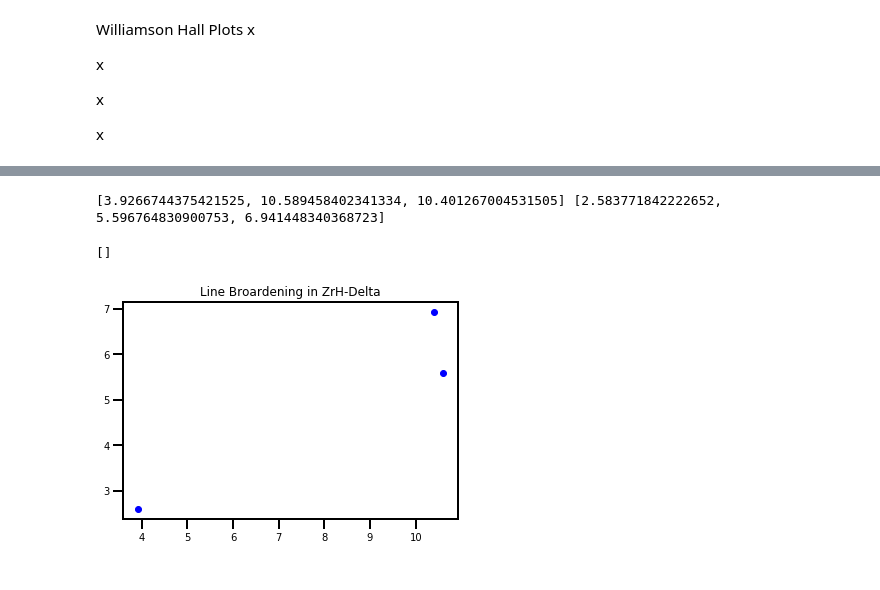
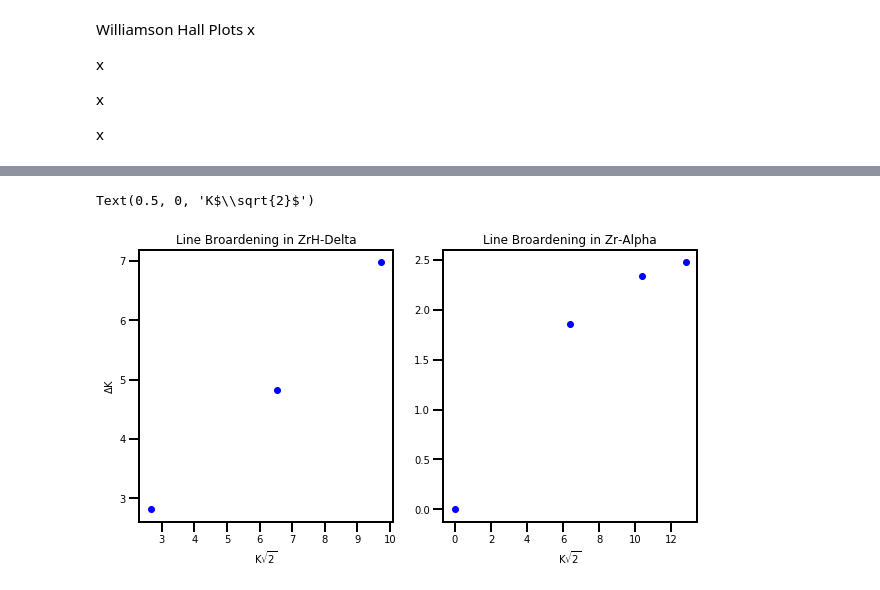
Before and after one commit to Mats-Student-Olie/Double-Peak-Fit, a Jupyter notebook: Compare Strain Across Cakes.ipynb, the cells around one changed output, grey strips where cells are left out. Saved outputs shown, nothing was run; the diff lists cells and outputs as text; code cells hidden in the pictures.

```diff
--- a/Compare Strain Across Cakes.ipynb
+++ b/Compare Strain Across Cakes.ipynb
@@ -742,7 +639,7 @@ for i,j,k,l,m,n in zip(z_peaks_list, z_cakes_list, z_strains_list, list_ZrH_peak
         z_peaks_by_peak[1][index] = i
         z_fwhm_by_peak[1][index] = l
         z_amp_by_peak[1][index] = m
-        z_cntr_by_peak[0][index] = n
+        z_cntr_by_peak[1][index] = n
 
     if i == '(311)':
         z_strains_by_peak[2][index] = k
@@ -750,7 +647,7 @@ for i,j,k,l,m,n in zip(z_peaks_list, z_cakes_list, z_strains_list, list_ZrH_peak
         z_peaks_by_peak[2][index] = i
         z_fwhm_by_peak[2][index] = l
         z_amp_by_peak[2][index] = m
-        z_cntr_by_peak[0][index] = n
+        z_cntr_by_peak[2][index] = n
 
 #print('cake order', len(m_cakes_by_peak), len(m_cakes_by_peak[0]), '\n', m_cakes_by_peak[0], '\n')
 
@@ -1162,9 +1067,9 @@ def H_sqd(h,k,l):
     return H_squared
 
 def K(pk_cntr, wavelength):
-    K = (2*sin(0.5*pk_cntr*pi/180))/wavelength
-    return K
+    Ka = (2*sin(0.5*pk_cntr*pi/180))/wavelength
+    return Ka
 
 def delta_K(pk_cntr, FWHM, wavelength):
-    delta_K = (cos(0.5*pk_cntr*pi/180)/wavelength)*FWHM
-    return delta_K
+    delta_Ka = (FWHM*cos(0.5*pk_cntr*pi/180))/wavelength
+    return delta_Ka
@@ -1222,17 +1076,7 @@ for i in zip(Hsqd_s, C_s, K_s, dK_s, ZrH_FWHM):
-# %%
-K_rootC = []
-for i, j in zip(K_s, C_s):
-    rt_j = math.sqrt(j)
-    K_sqrtC = i*rt_j
-    K_rootC.append(K_sqrtC)
-
-print(K_rootC, dK_s)
-
-plt.plot(K_rootC, dK_Fs, 'bo')
-title = ('Line Broardening in ZrH-Delta')
-plt.title(title)
-plt.plot()
-# %% [output]
-[3.9266744375421525, 10.589458402341334, 10.401267004531505] [2.583771842222652, 5.596764830900753, 6.941448340368723]
-[]
-[figure, removed]
+# %%
+##Let's set up some constants
+C_zrh_h00 = 3.2
+C_mx_h00 = 3.2
+q_zrh = 2.5
+q_mx = 0.5
+wavelength = 0.0141565
@@ -1238,0 +1159,16 @@ plt.plot()
+# %%
+fig, (ax0, ax1) = plt.subplots(nrows=1, ncols=2, sharey=False, figsize=(10, 5))
+
+ax0.plot(K_rootC_zrh, dK_zrh, 'bo')
+title0 = ('Line Broardening in ZrH-Delta')
+ax0.set_title(title0)
+ax0.set_xlabel(r'K$\sqrt{2}$')
+ax0.set_ylabel(r'$\Delta$K')
+
+ax1.plot(K_rootC_mx, dK_mx, 'bo')
+title1 = ('Line Broardening in Zr-Alpha')
+ax1.set_title(title1)
+ax1.set_xlabel(r'K$\sqrt{2}$')
+# %% [output]
+Text(0.5, 0, 'K$\\sqrt{2}$')
+[figure, added]
```
Also changed, not shown: parts of 17 cells of this notebook.
